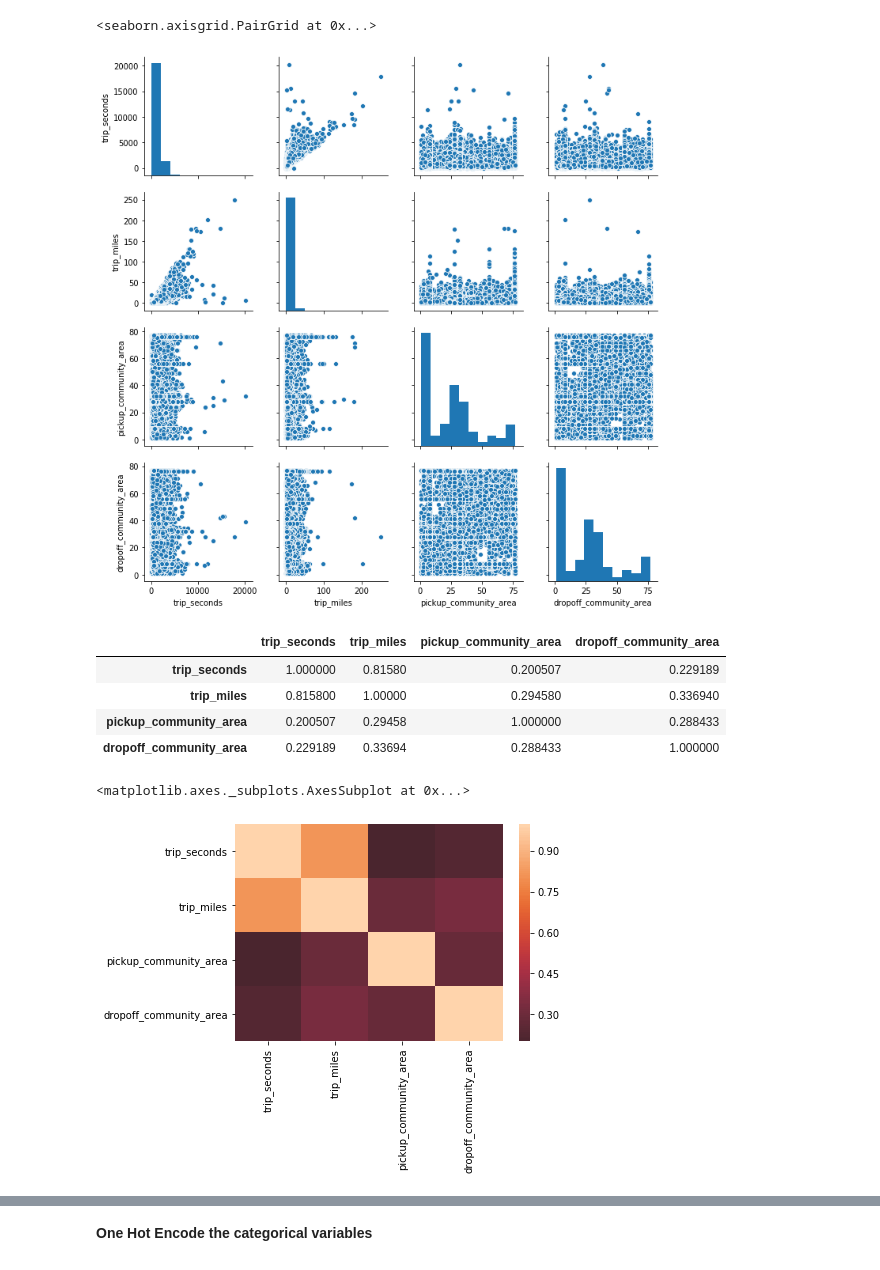
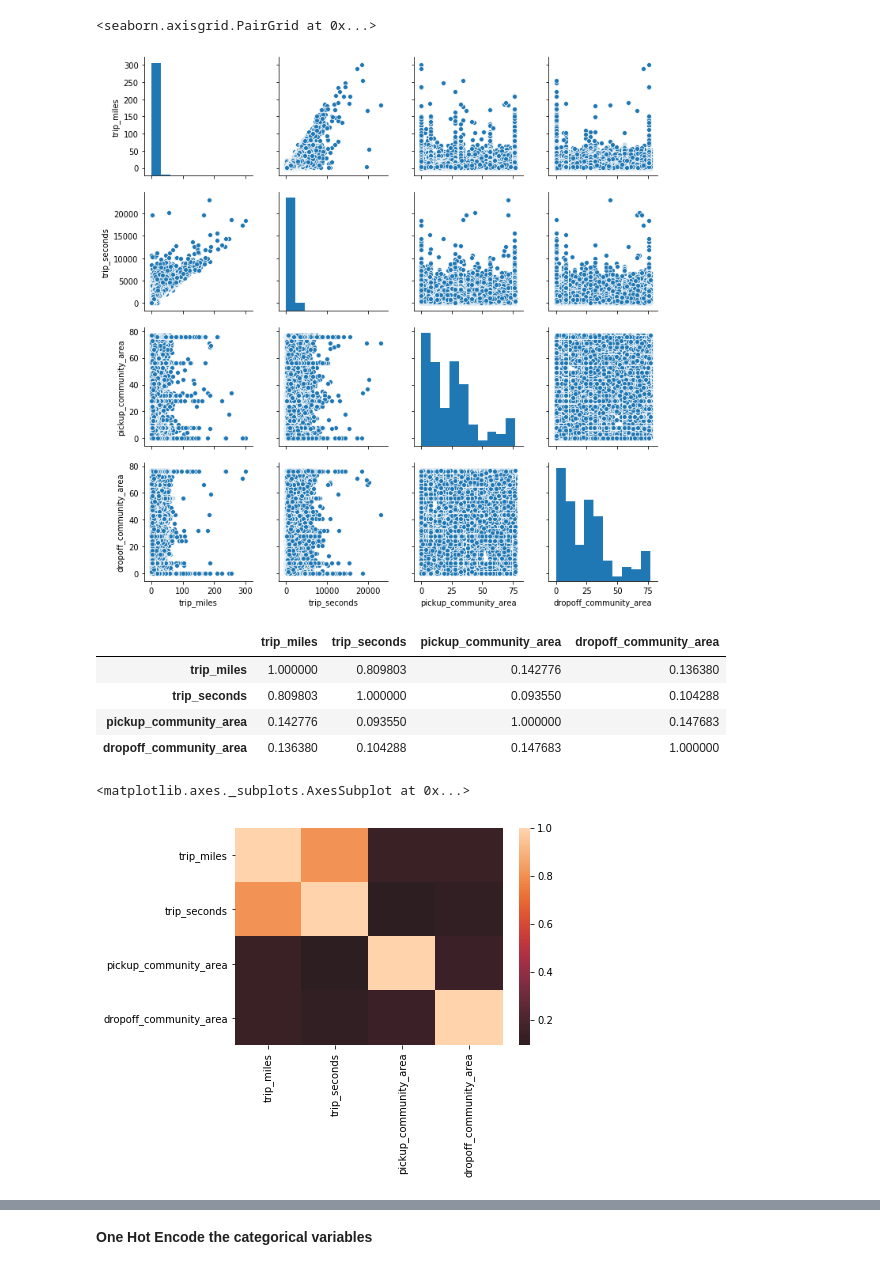
Before and after one commit to muoyo/chicago-ridesharing, a Jupyter notebook: Chicago_EDA.ipynb, the cells around one changed output, grey strips where cells are left out. Drawn from its saved outputs; the diff is of its cells as text; code cells hidden in the pictures.

```diff
--- a/Chicago_EDA.ipynb
+++ b/Chicago_EDA.ipynb
@@ -147,0 +172,3 @@ memory usage: 9.2 MB
+# %%
+ride_data = pd.read_csv('rideshare2.csv')
+ride_data.info()
@@ -147,0 +189,5 @@ memory usage: 9.2 MB
+# %%
+ride_data['trip_start_timestamp']= pd.to_datetime(ride_data['trip_start_timestamp'])
+ride_data['trip_end_timestamp']= pd.to_datetime(ride_data['trip_end_timestamp'])
+# %%
+ride_variables= ride_data[['trip_miles','trip_seconds','pickup_community_area','dropoff_community_area']]
@@ -148,18 +203,19 @@ memory usage: 9.2 MB
 # %%
-sns.pairplot(ride_data)
+sns.pairplot(ride_variables)
 # %% [output]
 <seaborn.axisgrid.PairGrid at 0x...>
-[figure, old version]
+[figure, new version]
 # %%
-ride_data.corr()
+ride_variables.corr()
 # %% [output]
-|  | trip_seconds | trip_miles | pickup_community_area | dropoff_community_area |
-| trip_seconds | 1.000000 | 0.81580 | 0.200507 | 0.229189 |
-| trip_miles | 0.815800 | 1.00000 | 0.294580 | 0.336940 |
-| pickup_community_area | 0.200507 | 0.29458 | 1.000000 | 0.288433 |
-| dropoff_community_area | 0.229189 | 0.33694 | 0.288433 | 1.000000 |
+|  | trip_miles | trip_seconds | pickup_community_area | dropoff_community_area |
+| trip_miles | 1.000000 | 0.809803 | 0.142776 | 0.136380 |
+| trip_seconds | 0.809803 | 1.000000 | 0.093550 | 0.104288 |
+| pickup_community_area | 0.142776 | 0.093550 | 1.000000 | 0.147683 |
+| dropoff_community_area | 0.136380 | 0.104288 | 0.147683 | 1.000000 |
 # %%
-sns.heatmap(ride_data.corr(), center=0)
+
+sns.heatmap(ride_variables.corr(), center=0)
 # %% [output]
 <matplotlib.axes._subplots.AxesSubplot at 0x...>
-[figure, old version]
+[figure, new version]
```
Also changed, not shown: parts of 53 cells of this notebook.
